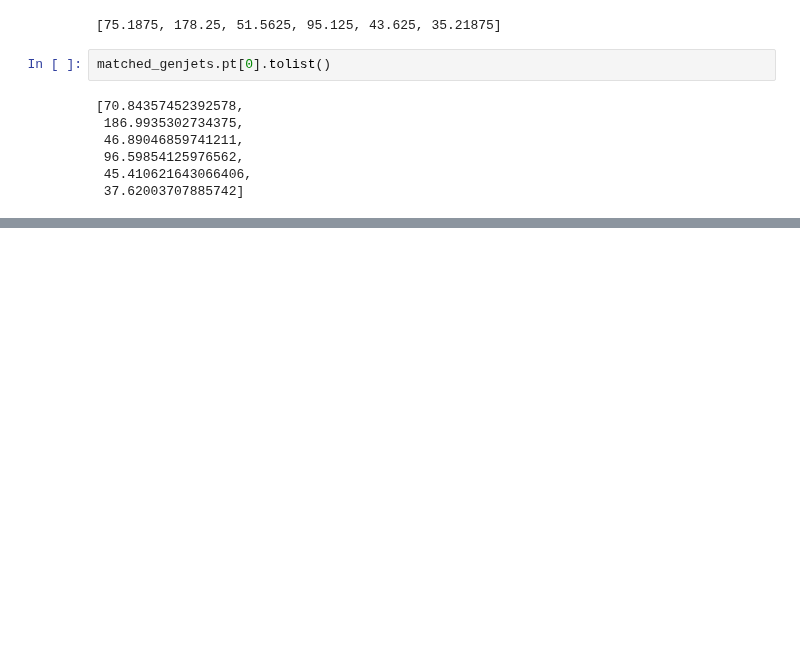
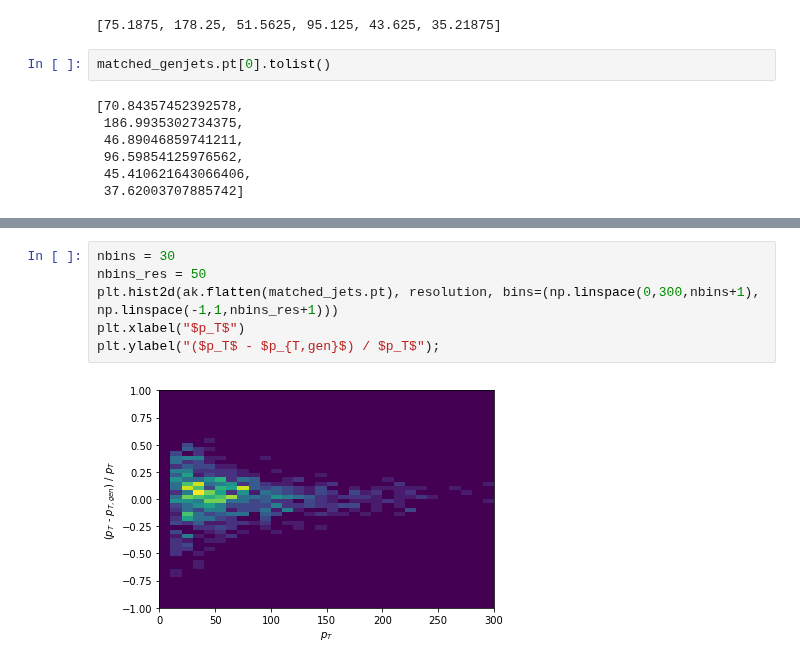
Before and after one commit to PocketCoffea/PocketCoffea, a Jupyter notebook: notebooks/jer.ipynb, the cells around one changed output, grey strips where cells are left out. Saved outputs shown, nothing was run; the diff lists cells and outputs as text; blank space fills up the shorter version.

```diff
--- a/notebooks/jer.ipynb
+++ b/notebooks/jer.ipynb
@@ -264,0 +323,8 @@ matched_genjets.pt[0].tolist()
+# %%
+nbins = 30
+nbins_res = 50
+plt.hist2d(ak.flatten(matched_jets.pt), resolution, bins=(np.linspace(0,300,nbins+1), np.linspace(-1,1,nbins_res+1)))
+plt.xlabel("$p_T$")
+plt.ylabel("($p_T$ - $p_{T,gen}$) / $p_T$");
+# %% [output]
+[figure, added]
```
Also changed, not shown: parts of 26 cells of this notebook.
